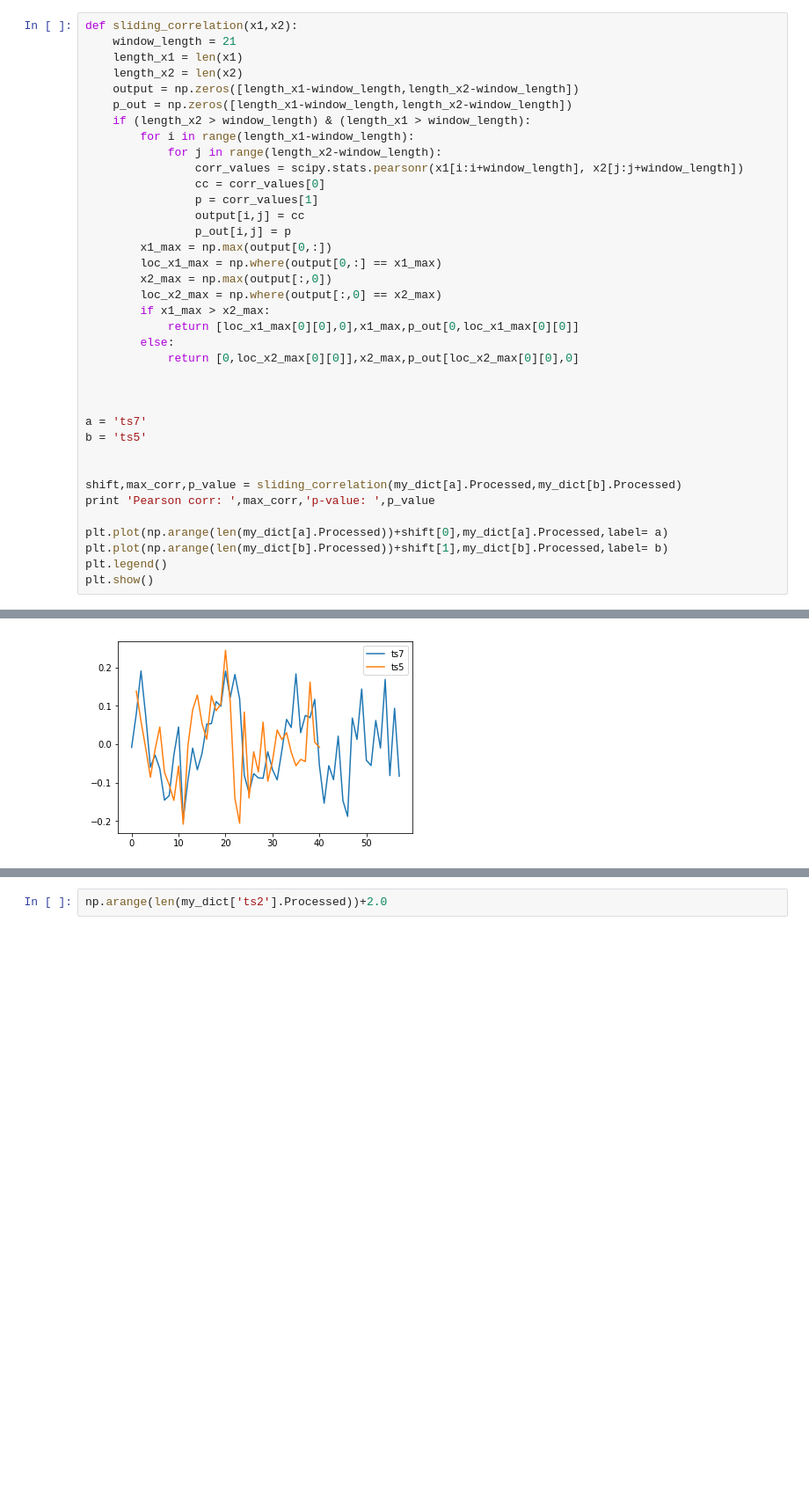
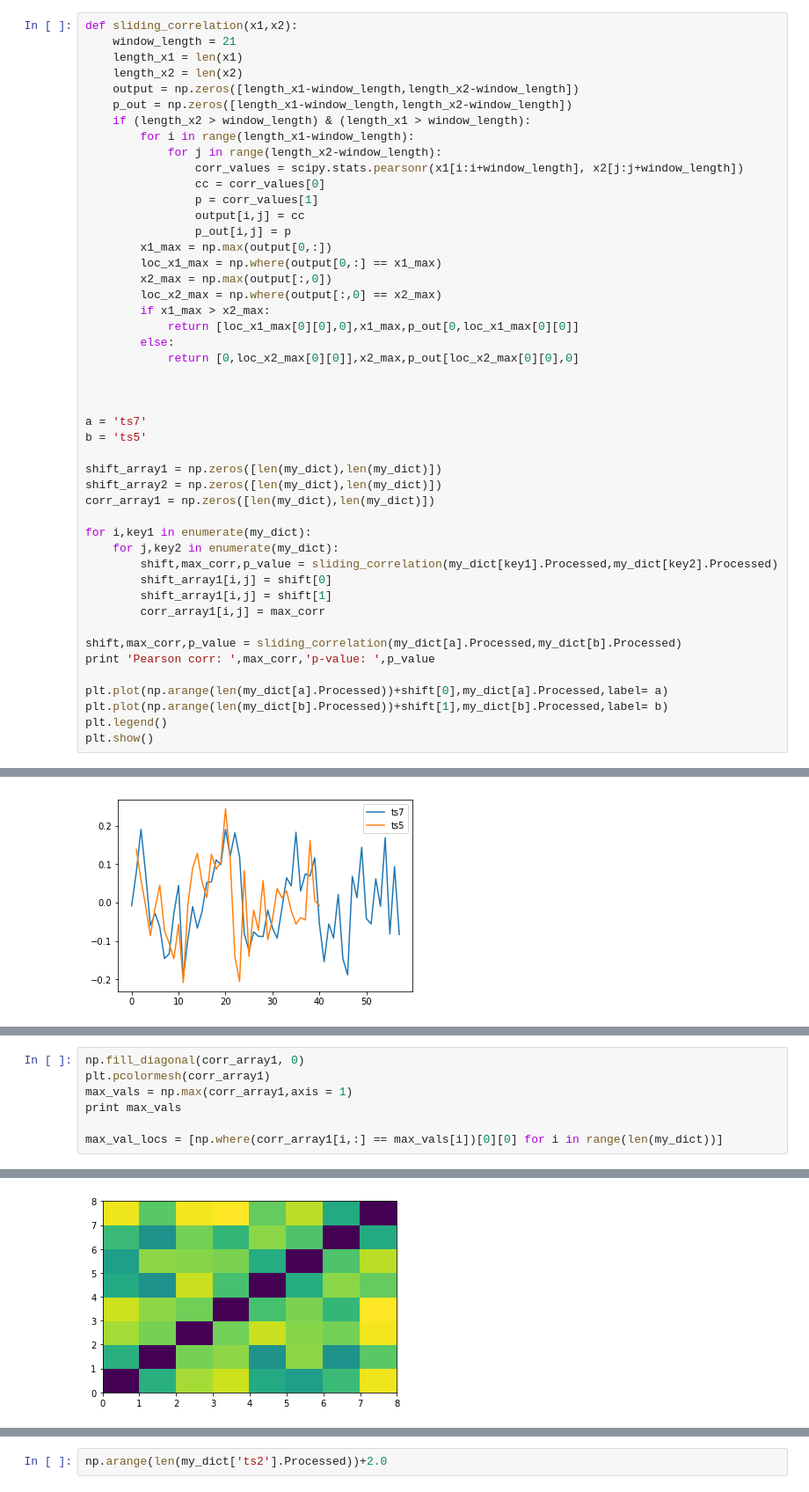
Before and after one commit to PaulHalloran/Jupiter_notebooks_halloran, a Jupyter notebook: bivalve_increment_processing.ipynb, the cells around one changed output, grey strips where cells are left out. Shown at 88% size. Saved outputs shown, nothing was run; the diff lists cells and outputs as text; blank space fills up the shorter version.

```diff
--- a/bivalve_increment_processing.ipynb
+++ b/bivalve_increment_processing.ipynb
@@ -74,6 +74,16 @@ def sliding_correlation(x1,x2):
 a = 'ts7'
 b = 'ts5'
 
+shift_array1 = np.zeros([len(my_dict),len(my_dict)])
+shift_array2 = np.zeros([len(my_dict),len(my_dict)])
+corr_array1 = np.zeros([len(my_dict),len(my_dict)])
+
+for i,key1 in enumerate(my_dict):
+    for j,key2 in enumerate(my_dict):
+        shift,max_corr,p_value = sliding_correlation(my_dict[key1].Processed,my_dict[key2].Processed)
+        shift_array1[i,j] = shift[0]
+        shift_array1[i,j] = shift[1]
+        corr_array1[i,j] = max_corr
 
 shift,max_corr,p_value = sliding_correlation(my_dict[a].Processed,my_dict[b].Processed)
 print 'Pearson corr: ',max_corr,'p-value: ',p_value
@@ -91,0 +98,8 @@ len(df.columns)
+# %%
+np.fill_diagonal(corr_array1, 0)
+plt.pcolormesh(corr_array1)
+max_vals = np.max(corr_array1,axis = 1)
+print max_vals
+
+max_val_locs = [np.where(corr_array1[i,:] == max_vals[i])[0][0] for i in range(len(my_dict))]
+# %% [output]
@@ -91,0 +108 @@ len(df.columns)
+[figure, added]
```
Also changed, not shown: parts of 3 cells of this notebook.
